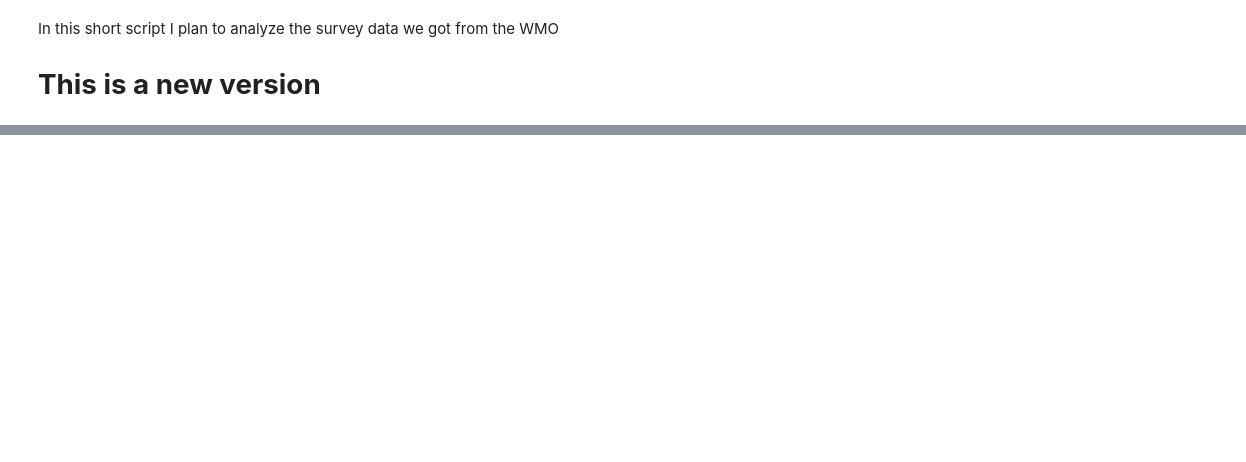
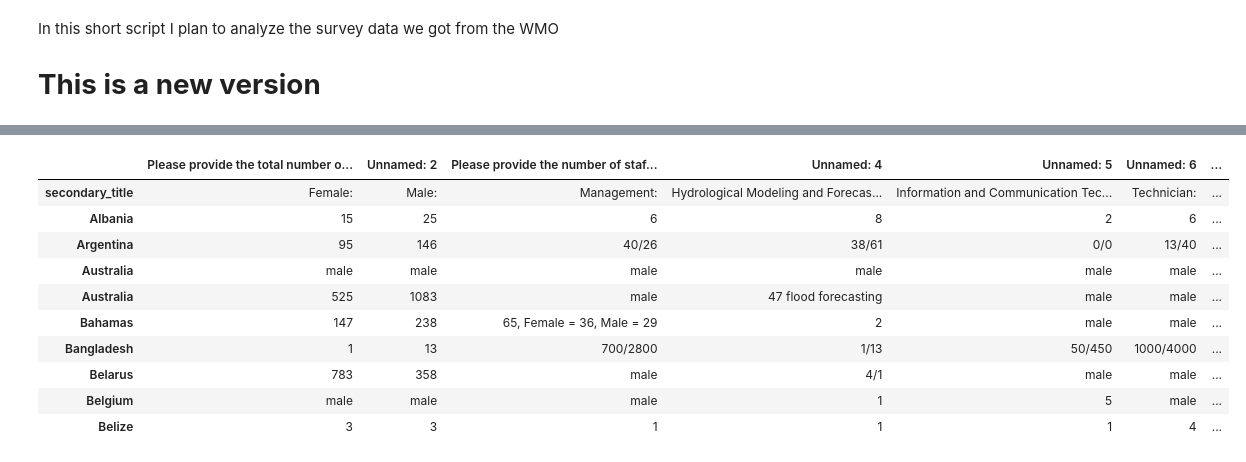
Before and after one commit to yairrinat/Survey_Analysis, a Jupyter notebook: survey_analysis.ipynb, the cells around one changed output, grey strips where cells are left out. Cells and saved outputs as stored; diff of their text form; code cells hidden in the pictures; blank space fills up the shorter version.

```diff
--- a/survey_analysis.ipynb
+++ b/survey_analysis.ipynb
@@ -85,0 +73,8 @@ Viet Nam                                                       Thanh Mai Dang  .
+# %%
+# detact and change language
+translaor = google_translator()
+df_new = df_staff.applymap(lambda x: translator.translate(x))
+
+print(df_staff.head(10))
+print ("space space")
+print(df_new.head(10))
@@ -85,0 +113,14 @@ Viet Nam                                                       Thanh Mai Dang  .
+# %%
+df_new.head(10)
+# %% [output]
+|  | Please provide the total number o... | Unnamed: 2 | Please provide the number of staf... | Unnamed: 4 | Unnamed: 5 | Unnamed: 6 | ... |
+| secondary_title | Female: | Male: | Management: | Hydrological Modeling and Forecas... | Information and Communication Tec... | Technician: | ... |
+| Albania | 15 | 25 | 6 | 8 | 2 | 6 | ... |
+| Argentina | 95 | 146 | 40/26 | 38/61 | 0/0 | 13/40 | ... |
+| Australia | male | male | male | male | male | male | ... |
+| Australia | 525 | 1083 | male | 47 flood forecasting | male | male | ... |
+| Bahamas | 147 | 238 | 65, Female = 36, Male = 29 | 2 | male | male | ... |
+| Bangladesh | 1 | 13 | 700/2800 | 1/13 | 50/450 | 1000/4000 | ... |
+| Belarus | 783 | 358 | male | 4/1 | male | male | ... |
+| Belgium | male | male | male | 1 | 5 | male | ... |
+| Belize | 3 | 3 | 1 | 1 | 1 | 4 | ... |
```
Also changed, not shown: parts of 8 cells of this notebook.
